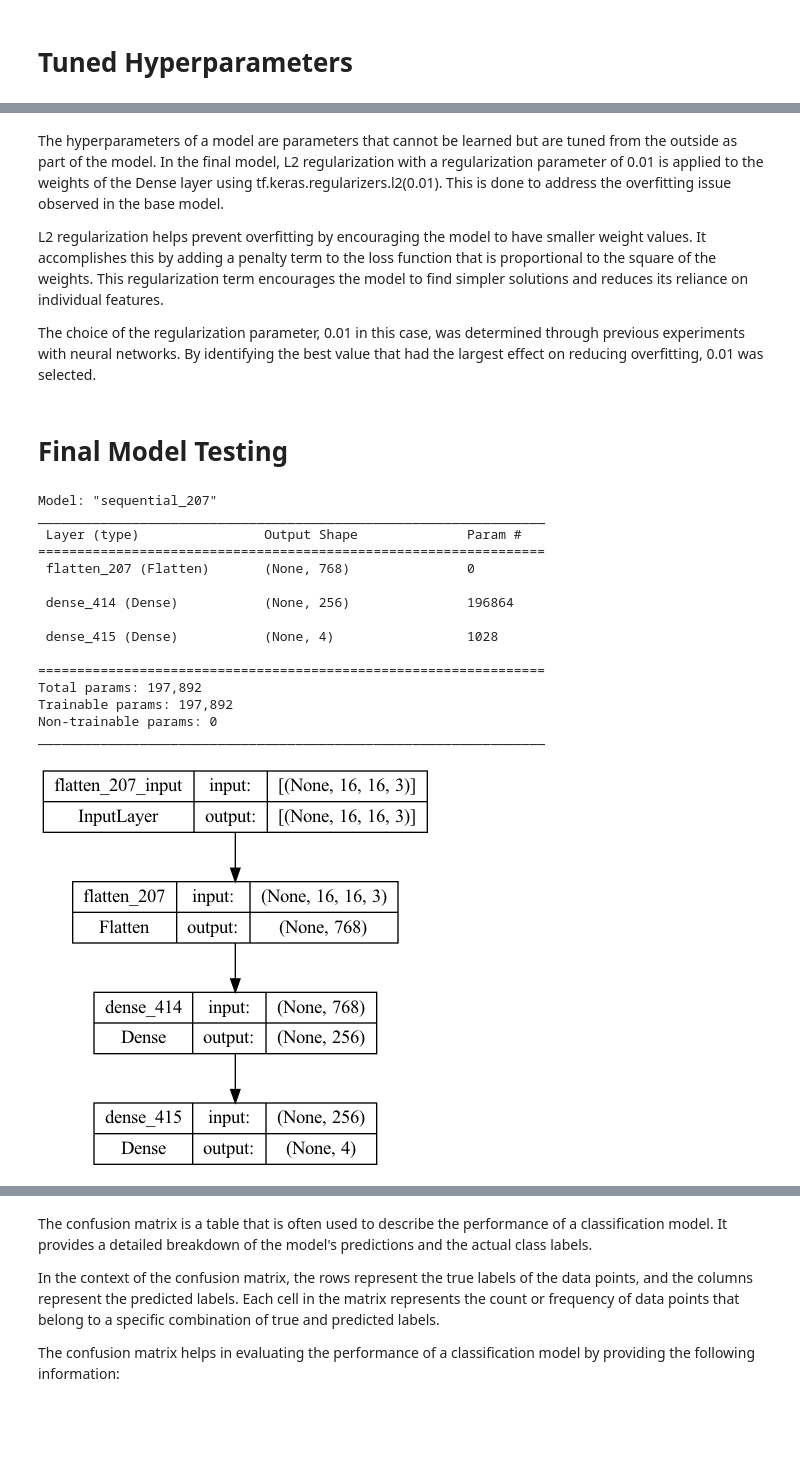
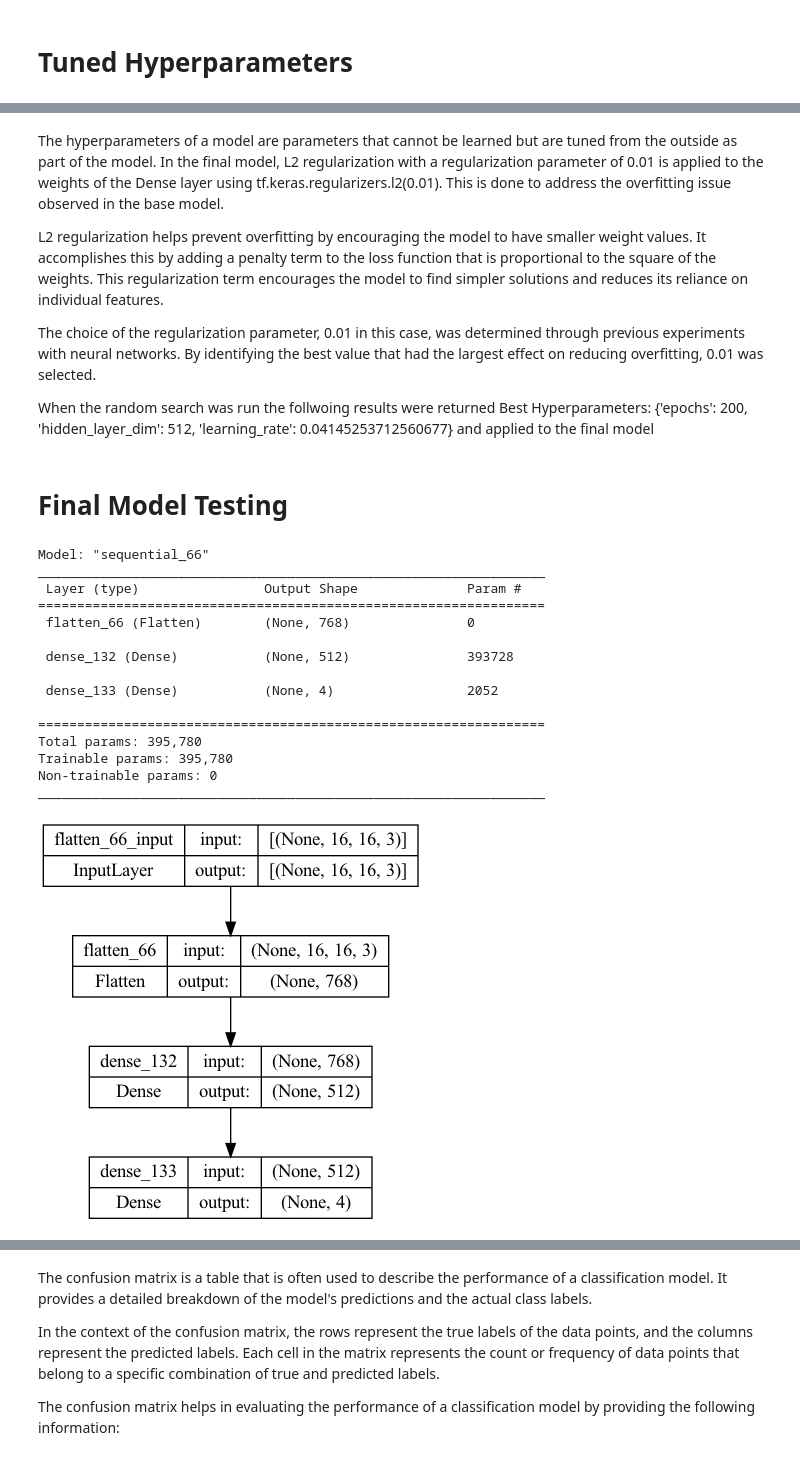
Before and after one commit to AmiruC/Machine-Learning-Cancer-Classification-Model, a Jupyter notebook: notebooks/notebook.ipynb, the cells around one changed output, grey strips where cells are left out. Cells and saved outputs as stored; diff of their text form; code cells hidden in the pictures; blank space fills up the shorter version.

```diff
--- a/notebooks/notebook.ipynb
+++ b/notebooks/notebook.ipynb
@@ -496,39 +369,46 @@ The hyperparameters of a model are parameters that cannot be learned but are tun
 L2 regularization helps prevent overfitting by encouraging the model to have smaller weight values. It accomplishes this by adding a penalty term to the loss function that is proportional to the square of the weights. This regularization term encourages the model to find simpler solutions and reduces its reliance on individual features.
 
 The choice of the regularization parameter, 0.01 in this case, was determined through previous experiments with neural networks. By identifying the best value that had the largest effect on reducing overfitting, 0.01 was selected.
+
+When the random search was run the follwoing results were returned
+Best Hyperparameters: {'epochs': 200, 'hidden_layer_dim': 512, 'learning_rate': 0.04145253712560677} and applied to the final model
 # %% [markdown]
 # Final Model Testing
 # %%
 import tensorflow as tf
+
+INPUT_DIM = (16,16,3)
+HIDDEN_LAYER_DIM = 512
+OUTPUT_CLASSES = 4
 
 tuned_model = tf.keras.Sequential([
     tf.keras.layers.Flatten(input_shape=INPUT_DIM),
     tf.keras.layers.Dense(HIDDEN_LAYER_DIM, activation='sigmoid', kernel_regularizer=tf.keras.regularizers.l2(0.01)),
     tf.keras.layers.Dense(OUTPUT_CLASSES)
 ])
 
-optimizer = tf.keras.optimizers.SGD(learning_rate=0.017220969945742858)
+optimizer = tf.keras.optimizers.SGD(learning_rate=0.04145253712560677)
 tuned_model.compile(optimizer=optimizer, loss=tf.keras.losses.CategoricalCrossentropy(from_logits=True), metrics=['categorical_accuracy'])
 tuned_model.summary()
 
 tf.keras.utils.plot_model(tuned_model, show_shapes=True)
 # %% [output]
-Model: "sequential_207"
+Model: "sequential_66"
 _________________________________________________________________
  Layer (type)                Output Shape              Param #
 =================================================================
- flatten_207 (Flatten)       (None, 768)               0
+ flatten_66 (Flatten)        (None, 768)               0
 
- dense_414 (Dense)           (None, 256)               196864
+ dense_132 (Dense)           (None, 512)               393728
 
- dense_415 (Dense)           (None, 4)                 1028
+ dense_133 (Dense)           (None, 4)                 2052
 
 =================================================================
-Total params: 197,892
-Trainable params: 197,892
+Total params: 395,780
+Trainable params: 395,780
 Non-trainable params: 0
 _________________________________________________________________
-[figure, old version]
+[figure, new version]
 # %%
 test_data['cellType'] = test_data['cellType'].astype('str')
 
```
Also changed, not shown: parts of 9 cells of this notebook, 2 other files.
